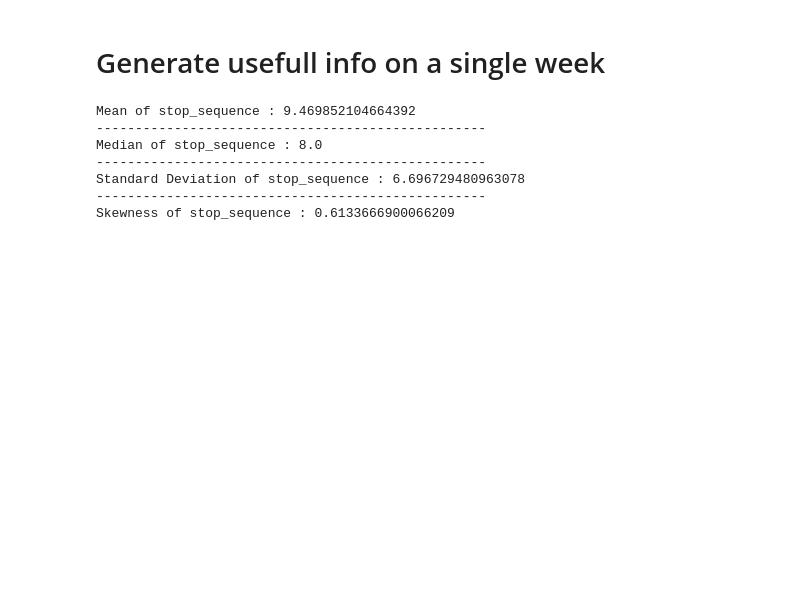
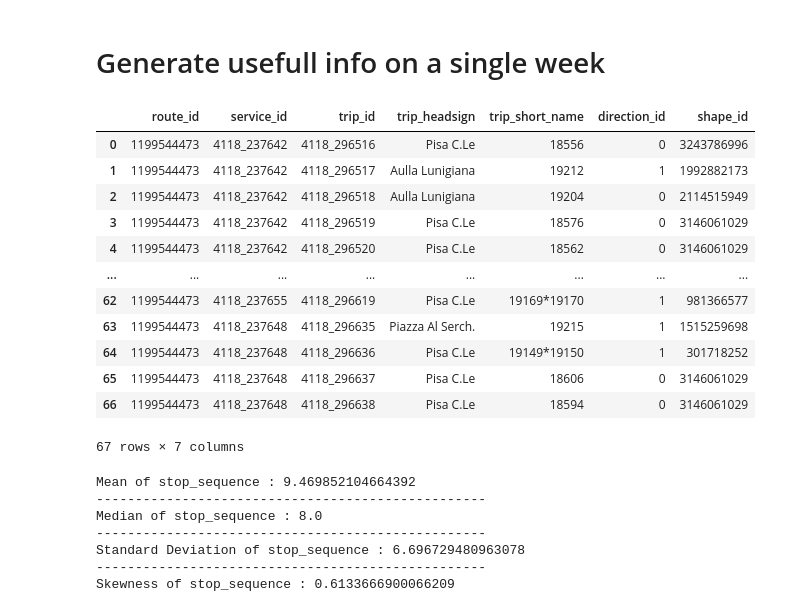
Before and after one commit to gianlucarea/weather-delay, a Jupyter notebook: week-focused-analytics.ipynb, the cells around one changed output. Saved outputs shown, nothing was run; the diff lists cells and outputs as text; code cells hidden in the pictures; blank space fills up the shorter version.

```diff
--- a/week-focused-analytics.ipynb
+++ b/week-focused-analytics.ipynb
@@ -167,6 +186,22 @@ df_analytics = monday_trips
 df_analytics = pd.merge(df_analytics, sw_routes, on=['route_id','route_id'])
 df_analytics = pd.merge(df_analytics, sw_stop_times, on=['trip_id','trip_id'])
 df_analytics = pd.merge(df_analytics, sw_stops, on=['stop_id','stop_id'])
+# %%
+monday_trips
+# %% [output]
+|  | route_id | service_id | trip_id | trip_headsign | trip_short_name | direction_id | shape_id |
+| 0 | 1199544473 | 4118_237642 | 4118_296516 | Pisa C.Le | 18556 | 0 | 3243786996 |
+| 1 | 1199544473 | 4118_237642 | 4118_296517 | Aulla Lunigiana | 19212 | 1 | 1992882173 |
+| 2 | 1199544473 | 4118_237642 | 4118_296518 | Aulla Lunigiana | 19204 | 0 | 2114515949 |
+| 3 | 1199544473 | 4118_237642 | 4118_296519 | Pisa C.Le | 18576 | 0 | 3146061029 |
+| 4 | 1199544473 | 4118_237642 | 4118_296520 | Pisa C.Le | 18562 | 0 | 3146061029 |
+| ... | ... | ... | ... | ... | ... | ... | ... |
+| 62 | 1199544473 | 4118_237655 | 4118_296619 | Pisa C.Le | 19169*19170 | 1 | 981366577 |
+| 63 | 1199544473 | 4118_237648 | 4118_296635 | Piazza Al Serch. | 19215 | 1 | 1515259698 |
+| 64 | 1199544473 | 4118_237648 | 4118_296636 | Pisa C.Le | 19149*19150 | 1 | 301718252 |
+| 65 | 1199544473 | 4118_237648 | 4118_296637 | Pisa C.Le | 18606 | 0 | 3146061029 |
+| 66 | 1199544473 | 4118_237648 | 4118_296638 | Pisa C.Le | 18594 | 0 | 3146061029 |
+67 rows × 7 columns
 # %%
 # Basic statistics on the number of stops and
 # Distribution of number of stops in the dataset
```
Also changed, not shown: parts of 3 cells of this notebook, 2 other files.
